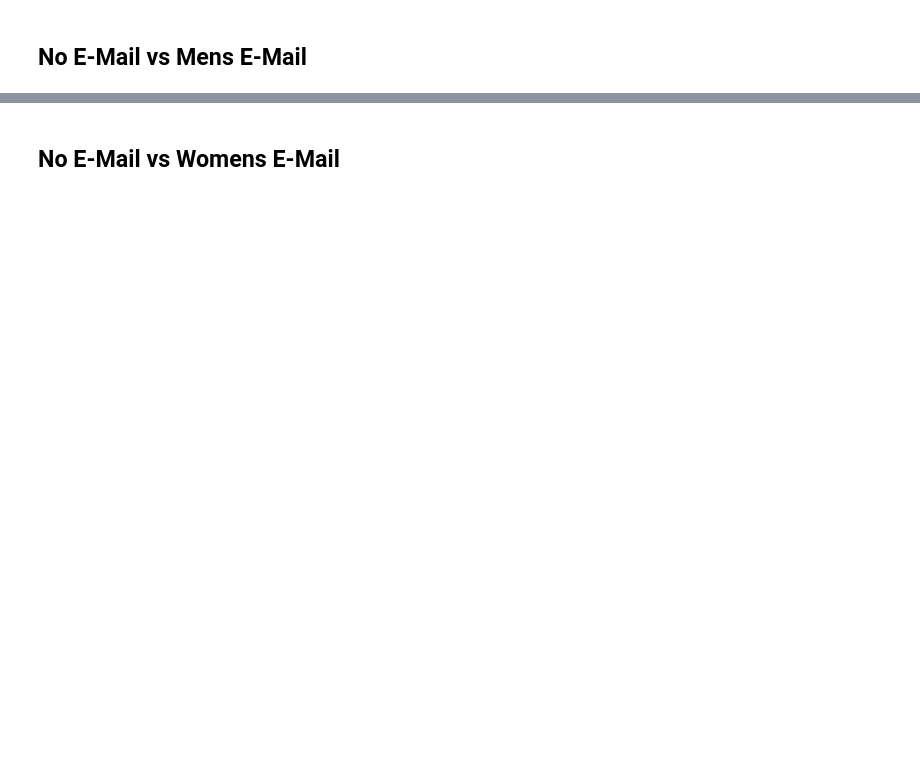
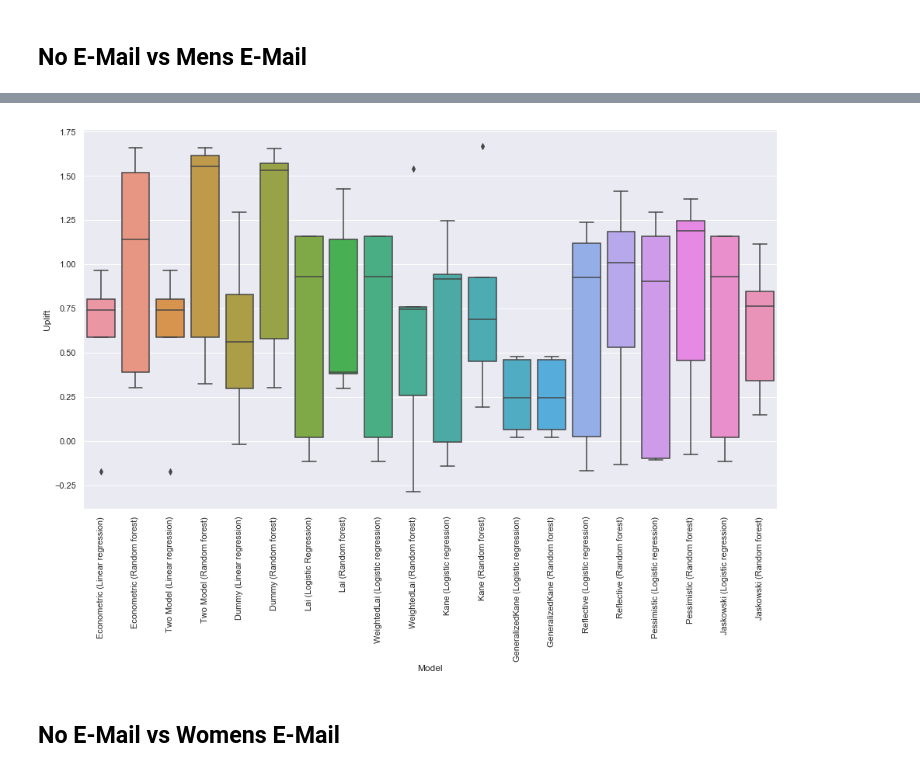
Before and after one commit to duketemon/pyuplift, a Jupyter notebook: examples/Hillstrom_Email_Marketing-usage.ipynb, the cells around one changed output, grey strips where cells are left out. Saved outputs shown, nothing was run; the diff lists cells and outputs as text; code cells hidden in the pictures; blank space fills up the shorter version.

```diff
--- a/examples/Hillstrom_Email_Marketing-usage.ipynb
+++ b/examples/Hillstrom_Email_Marketing-usage.ipynb
@@ -141,3 +129,10 @@ df_ex_womens_stats.pivot(columns="Model", values="Uplift").iplot(
+# %%
+sns.set(style="whitegrid")
+sns.set(rc={'figure.figsize':(16, 9)})
+ax = sns.boxplot(x="Model", y="Uplift", data=df_ex_womens_stats)
+ax.set_xticklabels(ax.get_xticklabels(), rotation=90);
+# %% [output]
+[figure, added]
 # %% [markdown]
 ## No E-Mail vs Womens E-Mail
 # %%
```
Also changed, not shown: parts of 11 cells of this notebook.
